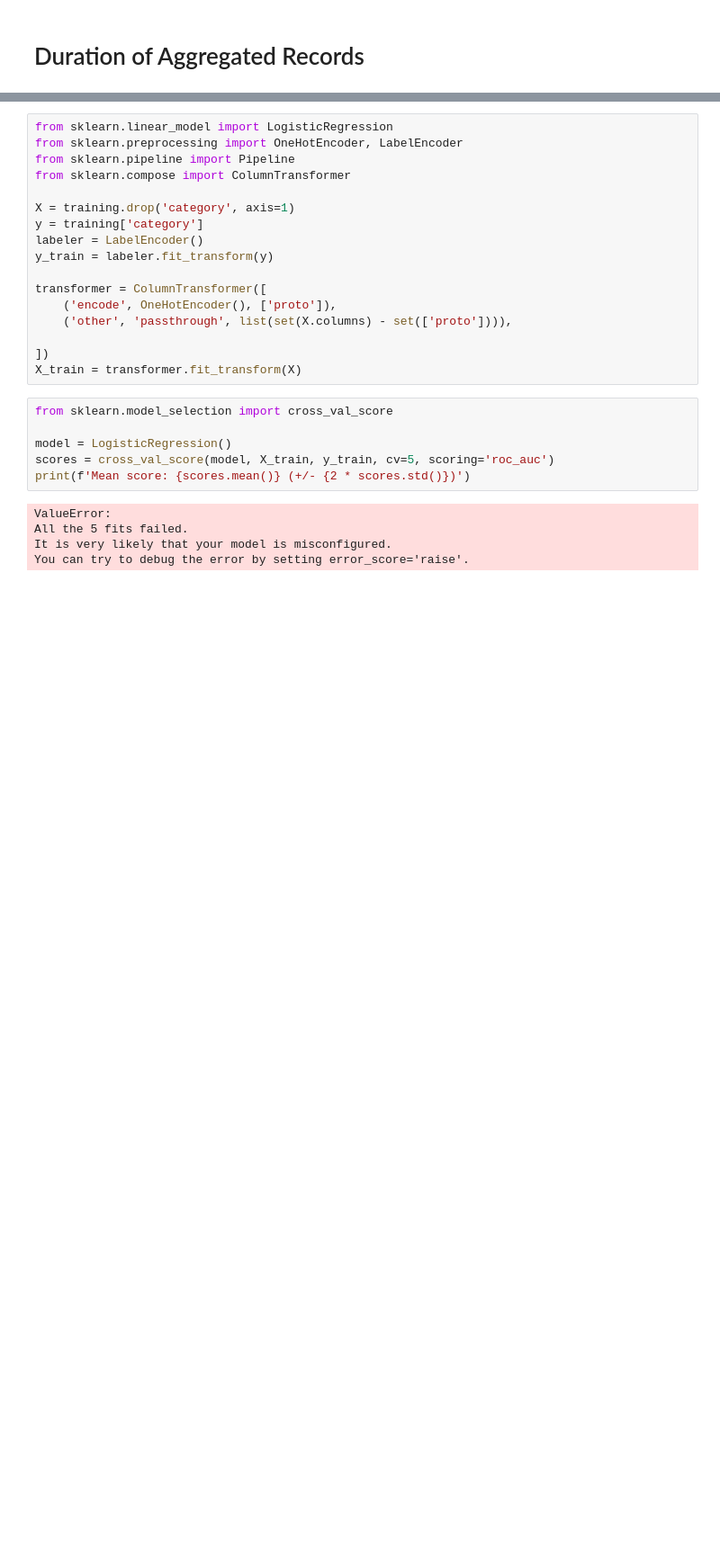
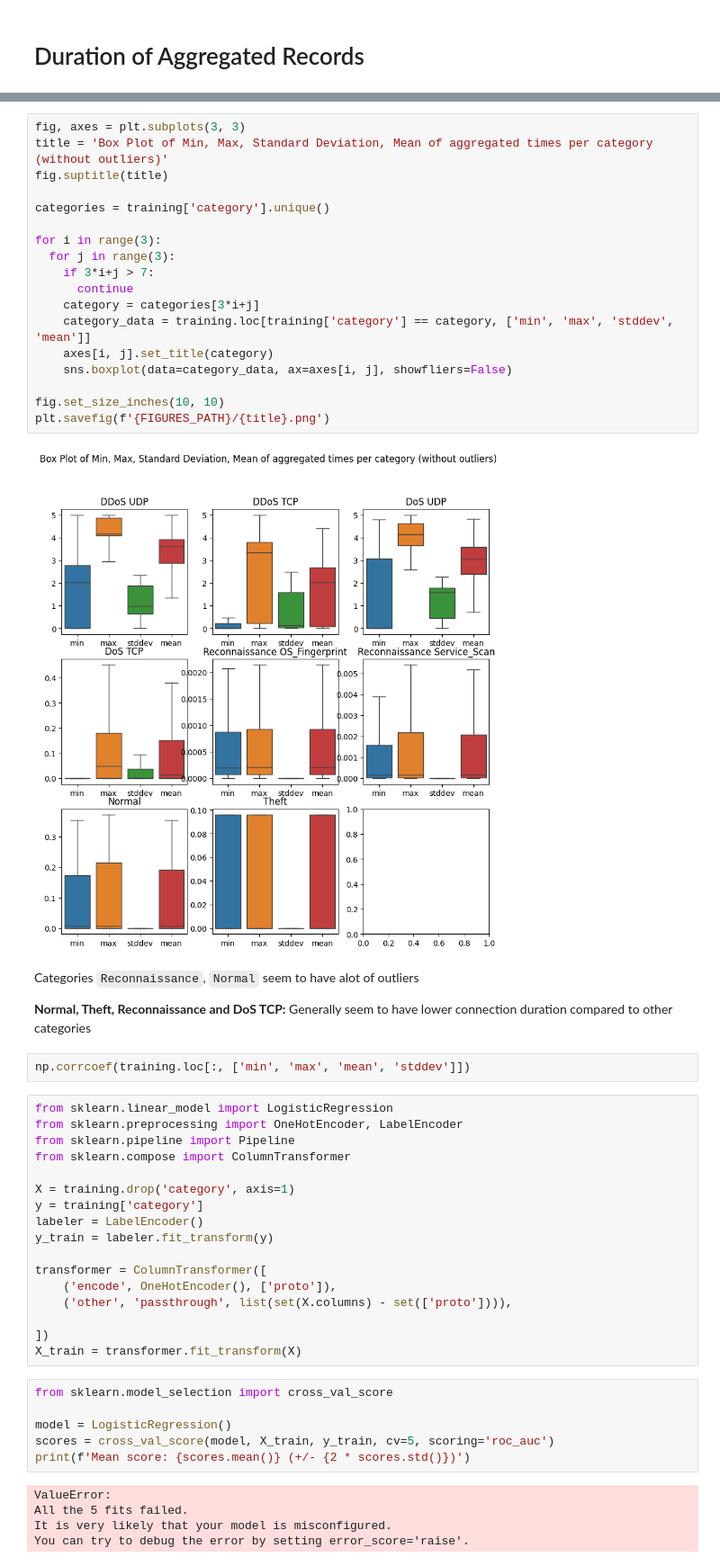
Before and after one commit to merzouka/bds.ml, a Jupyter notebook: eda/eda.ipynb, the cells around one changed output, grey strips where cells are left out. Shown at 90% size. Drawn from its saved outputs; the diff is of its cells as text; blank space fills up the shorter version.

```diff
--- a/eda/eda.ipynb
+++ b/eda/eda.ipynb
@@ -258,3 +308,29 @@ sns.boxplot
+# %%
+fig, axes = plt.subplots(3, 3)
+title = 'Box Plot of Min, Max, Standard Deviation, Mean of aggregated times per category (without outliers)'
+fig.suptitle(title)
+
+categories = training['category'].unique()
+
+for i in range(3):
+  for j in range(3):
+    if 3*i+j > 7:
+      continue
+    category = categories[3*i+j]
+    category_data = training.loc[training['category'] == category, ['min', 'max', 'stddev', 'mean']]
+    axes[i, j].set_title(category)
+    sns.boxplot(data=category_data, ax=axes[i, j], showfliers=False)
+
+fig.set_size_inches(10, 10)
+plt.savefig(f'{FIGURES_PATH}/{title}.png')
+# %% [output]
+[figure, added]
+# %% [markdown]
+Categories `Reconnaissance`, `Normal` seem to have alot of outliers
+
+**Normal, Theft, Reconnaissance and DoS TCP:** Generally seem to have lower connection duration compared to other categories
+# %%
+np.corrcoef(training.loc[:, ['min', 'max', 'mean', 'stddev']])
 # %%
 from sklearn.linear_model import LogisticRegression
 from sklearn.preprocessing import OneHotEncoder, LabelEncoder
```
Also changed, not shown: parts of 5 cells of this notebook.
